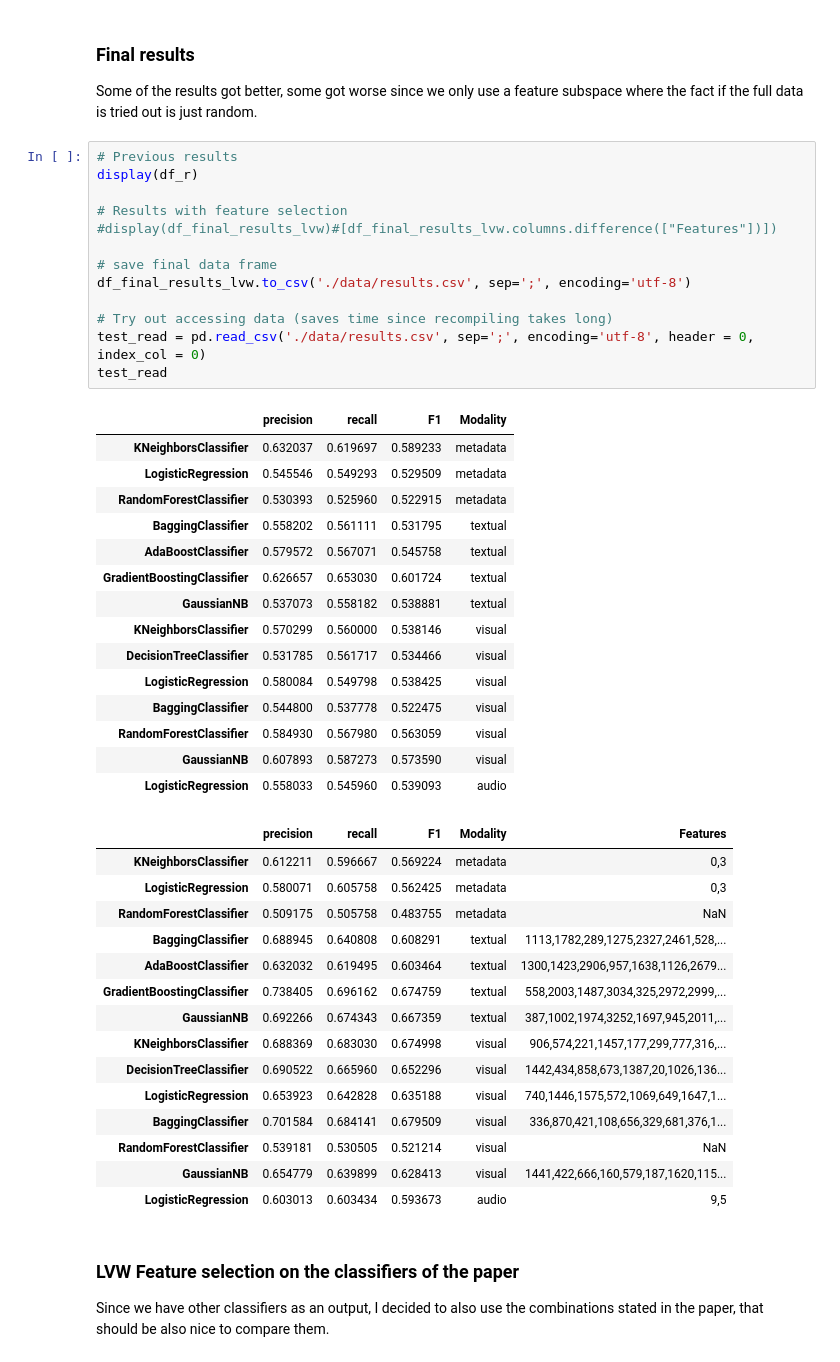
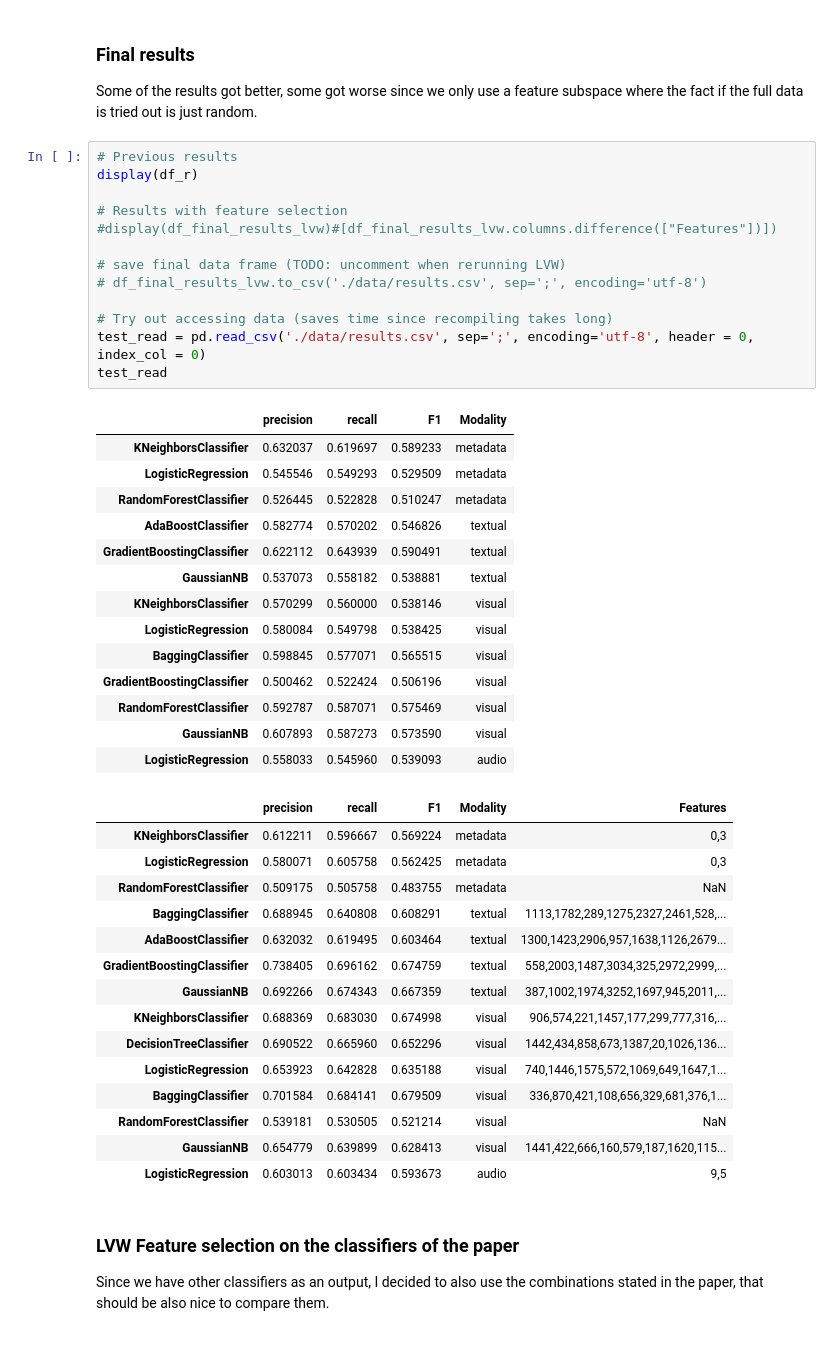
Before and after one commit to patrickFuerst/CoE_task, a Jupyter notebook: classifier_selection.ipynb, the cells around one changed output. Saved outputs shown, nothing was run; the diff lists cells and outputs as text.

```diff
--- a/classifier_selection.ipynb
+++ b/classifier_selection.ipynb
@@ -1053,30 +1057,29 @@ Some of the results got better, some got worse since we only use a feature subsp
 # %%
 # Previous results
 display(df_r)
 
 # Results with feature selection
 #display(df_final_results_lvw)#[df_final_results_lvw.columns.difference(["Features"])])
 
-# save final data frame
-df_final_results_lvw.to_csv('./data/results.csv', sep=';', encoding='utf-8')
+# save final data frame (TODO: uncomment when rerunning LVW)
+# df_final_results_lvw.to_csv('./data/results.csv', sep=';', encoding='utf-8')
 
 # Try out accessing data (saves time since recompiling takes long)
 test_read = pd.read_csv('./data/results.csv', sep=';', encoding='utf-8', header = 0, index_col = 0)
 test_read
 # %% [output]
 |  | precision | recall | F1 | Modality |
 | KNeighborsClassifier | 0.632037 | 0.619697 | 0.589233 | metadata |
 | LogisticRegression | 0.545546 | 0.549293 | 0.529509 | metadata |
-| RandomForestClassifier | 0.530393 | 0.525960 | 0.522915 | metadata |
-| BaggingClassifier | 0.558202 | 0.561111 | 0.531795 | textual |
-| AdaBoostClassifier | 0.579572 | 0.567071 | 0.545758 | textual |
-| GradientBoostingClassifier | 0.626657 | 0.653030 | 0.601724 | textual |
+| RandomForestClassifier | 0.526445 | 0.522828 | 0.510247 | metadata |
+| AdaBoostClassifier | 0.582774 | 0.570202 | 0.546826 | textual |
+| GradientBoostingClassifier | 0.622112 | 0.643939 | 0.590491 | textual |
 | GaussianNB | 0.537073 | 0.558182 | 0.538881 | textual |
 | KNeighborsClassifier | 0.570299 | 0.560000 | 0.538146 | visual |
-| DecisionTreeClassifier | 0.531785 | 0.561717 | 0.534466 | visual |
 | LogisticRegression | 0.580084 | 0.549798 | 0.538425 | visual |
-| BaggingClassifier | 0.544800 | 0.537778 | 0.522475 | visual |
-| RandomForestClassifier | 0.584930 | 0.567980 | 0.563059 | visual |
+| BaggingClassifier | 0.598845 | 0.577071 | 0.565515 | visual |
+| GradientBoostingClassifier | 0.500462 | 0.522424 | 0.506196 | visual |
+| RandomForestClassifier | 0.592787 | 0.587071 | 0.575469 | visual |
 | GaussianNB | 0.607893 | 0.587273 | 0.573590 | visual |
 | LogisticRegression | 0.558033 | 0.545960 | 0.539093 | audio |
 |  | precision | recall | F1 | Modality | Features |
```
Also changed, not shown: parts of 17 cells of this notebook, 1 other file.
